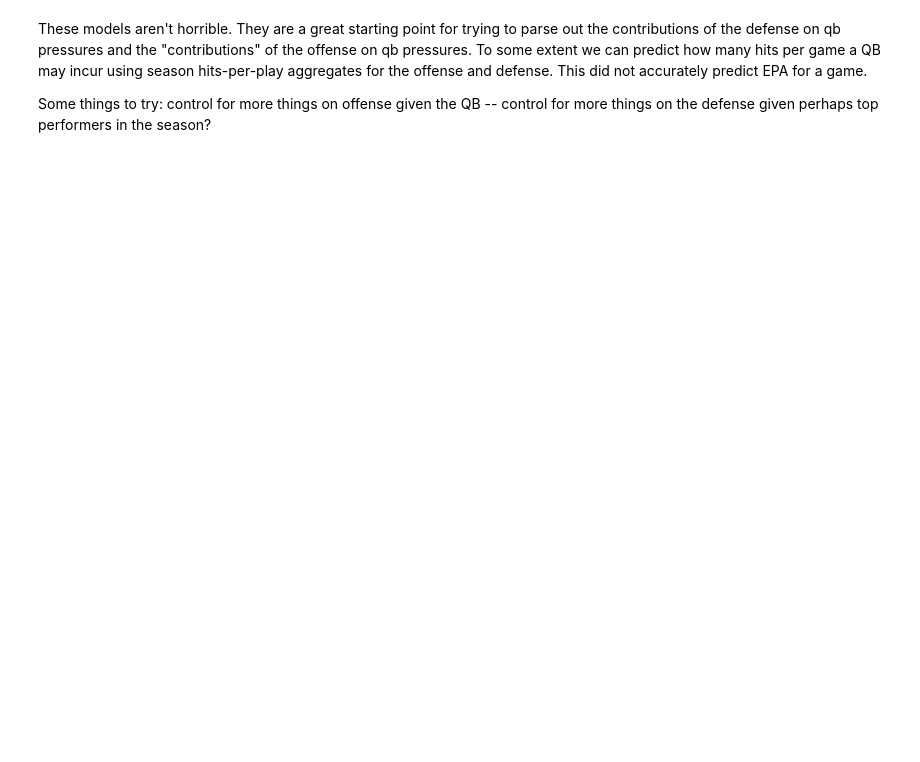
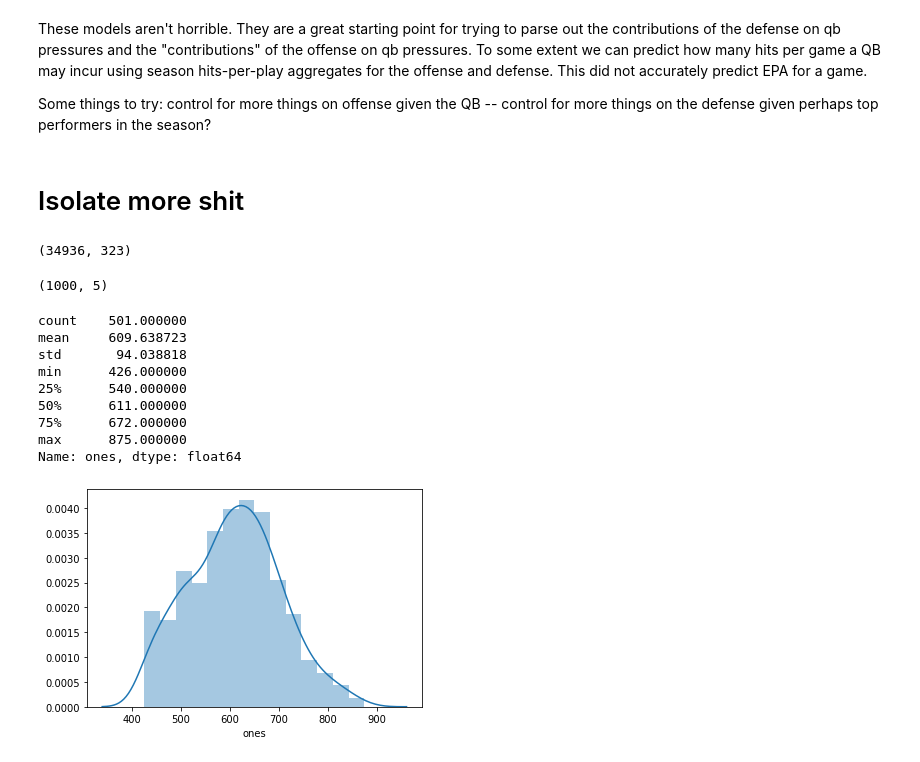
Before and after one commit to nickwan/qb_pressures, a Jupyter notebook: qb_pressures.ipynb, the cells around one changed output. Cells and saved outputs as stored; diff of their text form; code cells hidden in the pictures; blank space fills up the shorter version.

```diff
--- a/qb_pressures.ipynb
+++ b/qb_pressures.ipynb
@@ -321,3 +301,16 @@ plt.show()
 These models aren't horrible. They are a great starting point for trying to parse out the contributions of the defense on qb pressures and the "contributions" of the offense on qb pressures. To some extent we can predict how many hits per game a QB may incur using season hits-per-play aggregates for the offense and defense. This did not accurately predict EPA for a game.
 
 Some things to try: control for more things on offense given the QB -- control for more things on the defense given perhaps top performers in the season?
+# %% [markdown]
+# Isolate more shit
+# %%
+df_hits = df.loc[(df['season']>=2006)&(df['qb_hit']==1)&(df['penalty']==0)&(df['pass']==1)]
+df_hits.shape
+# %% [output]
+(34936, 323)
+# %%
+qb_hit_success = df_hits.loc[:,['season','passer','success','epa','ones']].groupby(['season','passer'],as_index=False).sum()
+qb_hit_success = qb_hit_success.rename(columns={'ones':'n_hits'})
+qb_hit_success.shape
+# %% [output]
+(1000, 5)
@@ -323,0 +320,15 @@ Some things to try: control for more things on offense given the QB -- control f
+# %%
+qb_threshold = df.loc[:,['season','passer','ones']].groupby(['season','passer'],as_index=False).sum()
+sns.distplot(qb_threshold.loc[qb_threshold['ones']>425,'ones'])
+qb_threshold.loc[qb_threshold['ones']>425,'ones'].describe()
+# %% [output]
+count    501.000000
+mean     609.638723
+std       94.038818
+min      426.000000
+25%      540.000000
+50%      611.000000
+75%      672.000000
+max      875.000000
+Name: ones, dtype: float64
+[figure, added]
```
Also changed, not shown: parts of 9 cells of this notebook.
